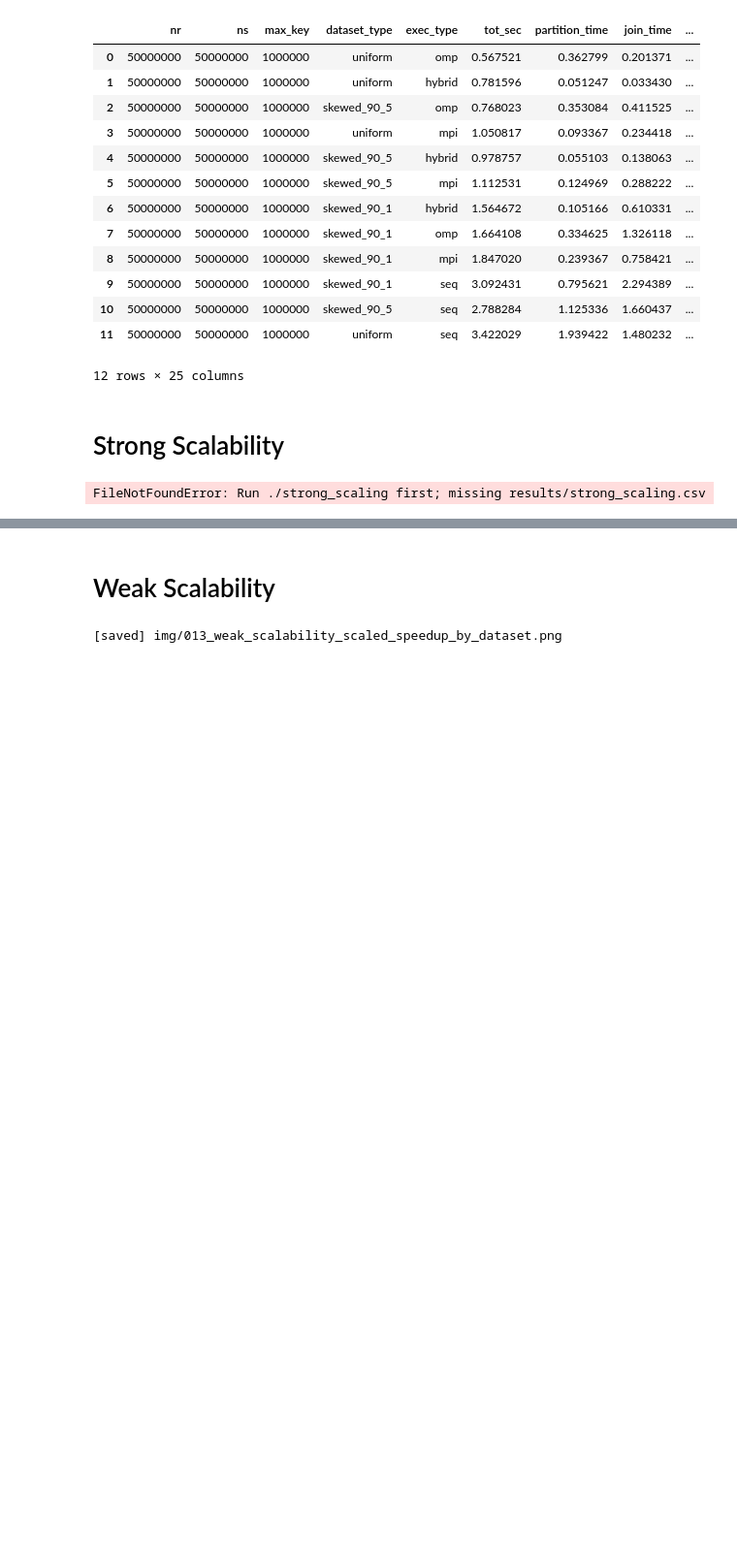
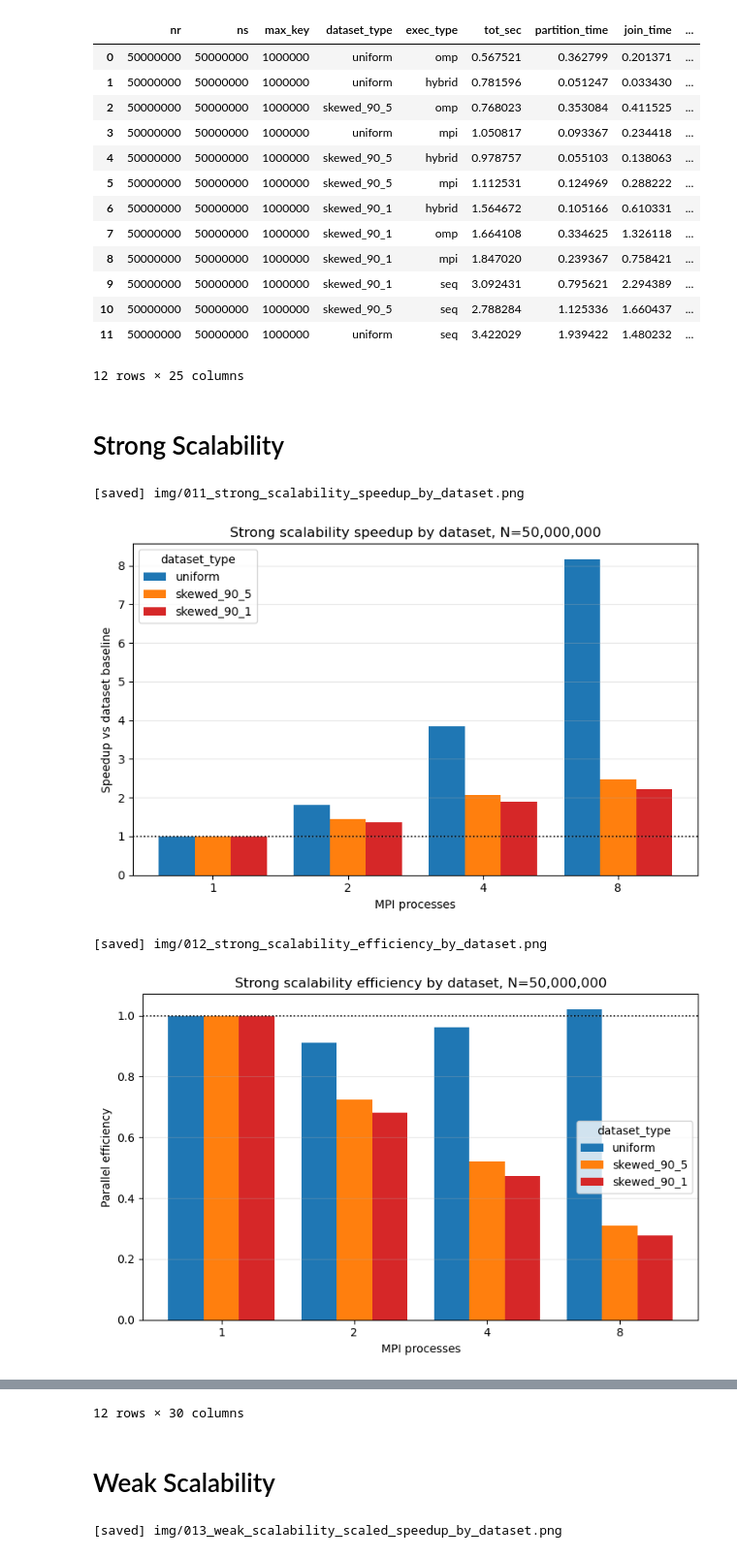
Before and after one commit to GianlucaPanzani/Optimization-of-Partitioned-Hash-Join-with-Duplicates-part_4, a Jupyter notebook: src/statistics.ipynb, the cells around one changed output, grey strips where cells are left out. Shown at 97% size. Cells and saved outputs as stored; diff of their text form; code cells hidden in the pictures; blank space fills up the shorter version.

```diff
--- a/src/statistics.ipynb
+++ b/src/statistics.ipynb
@@ -864,90 +960,76 @@ Best selected records ranked by speedup vs sequential baseline:
 # %% [markdown]
 # Strong Scalability
 # %%
+
 strong_path = RESULTS_DIR / "strong_scaling.csv"
 if not strong_path.exists():
-    raise FileNotFoundError(f"Run ./strong_scaling first; missing {strong_path}")
+    raise FileNotFoundError(f"Run the scaling benchmark first; missing {strong_path}")
 
 strong_scale_df = normalize_frame(pd.read_csv(strong_path))
-for col in ["nr", "ns", "max_key", "partition_threads", "join_threads", "time_sec", "total_throughput"]:
-    if col in strong_scale_df.columns:
-        strong_scale_df[col] = pd.to_numeric(strong_scale_df[col], errors="coerce")
-
-strong_scale_df = strong_scale_df[strong_scale_df["partition_threads"] == strong_scale_df["join_threads"]].copy()
-strong_scale_df = strong_scale_df.dropna(subset=["dataset_type", "partition_threads", "time_sec"]).copy()
+strong_scale_df, strong_units_col = prepare_scaling_plot_df(strong_scale_df, "strong")
 if strong_scale_df.empty:
     raise ValueError("No valid strong-scaling rows available")
 
-strong_group_cols = [
-    col for col in [
-        "dataset_type", "nr", "ns", "max_key", "partition_threads", "join_threads",
-        "mpi_nodes", "mpi_processes", "mpi_world_size", "mpi_active_ranks", "mpi_partition_strategy",
-    ] if col in strong_scale_df.columns
-]
-strong_scale_df = (
-    strong_scale_df.groupby(strong_group_cols, as_index=False, dropna=False)
-    .agg(
-        time_sec=("time_sec", "mean"),
-        total_throughput=("total_throughput", "mean"),
-        n_runs=("time_sec", "size"),
-    )
-    .sort_values(["dataset_type", "partition_threads"])
-    .reset_index(drop=True)
+strong_key_cols = [col for col in ["dataset_type", "nr", "ns", "max_key", "scaling_axis"] if col in strong_scale_df.columns]
+baseline = (
+    strong_scale_df.sort_values(strong_units_col)
+    .groupby(strong_key_cols, as_index=False, dropna=False)
+    .first()[strong_key_cols + [strong_units_col, "time_sec"]]
+    .rename(columns={strong_units_col: "baseline_units", "time_sec": "baseline_time"})
 )
-
-baseline = (
-    strong_scale_df.sort_values("partition_threads")
-    .groupby("dataset_type", as_index=False, dropna=False)
-    .first()[["dataset_type", "partition_threads", "time_sec"]]
-    .rename(columns={"partition_threads": "baseline_threads", "time_sec": "baseline_time"})
-)
-strong_scale_df = strong_scale_df.merge(baseline, on="dataset_type", how="left")
+strong_scale_df = strong_scale_df.merge(baseline, on=strong_key_cols, how="left")
 strong_scale_df = strong_scale_df[strong_scale_df["baseline_time"] > 0].copy()
 strong_scale_df["speedup"] = strong_scale_df["baseline_time"] / strong_scale_df["time_sec"]
-strong_scale_df["parallel_efficiency"] = strong_scale_df["speedup"] / (strong_scale_df["partition_threads"] / strong_scale_df["baseline_threads"])
+strong_scale_df["parallel_efficiency"] = strong_scale_df["speedup"] / (strong_scale_df[strong_units_col] / strong_scale_df["baseline_units"])
+
+sort_cols = [col for col in ["dataset_type", "scaling_axis", strong_units_col] if col in strong_scale_df.columns]
+strong_scale_df = strong_scale_df.sort_values(sort_cols).reset_index(drop=True)
 
 dataset_order = [name for name in DATASET_TYPE_ORDER if name in set(strong_scale_df["dataset_type"])]
 dataset_order += [name for name in ordered_values(strong_scale_df["dataset_type"]) if name not in dataset_order]
 dataset_colors = DATASET_TYPE_COLORS
-thread_values = ordered_values(strong_scale_df["partition_threads"], preferred=[1, 2, 4, 8, 16, 32, 64])
-thread_positions = np.arange(len(thread_values))
-thread_labels = [str(int(t)) for t in thread_values]
+unit_values = ordered_values(strong_scale_df[strong_units_col], preferred=[1, 2, 4, 8, 16, 32, 64])
+unit_positions = np.arange(len(unit_values))
+unit_labels = [str(int(t)) for t in unit_values]
 bar_width = 0.8 / max(len(dataset_order), 1)
 
-fixed_n = int(strong_scale_df["nr"].dropna().max()) if strong_scale_df["nr"].notna().any() else None
+fixed_n = int(strong_scale_df["nr"].dropna().max()) if "nr" in strong_scale_df.columns and strong_scale_df["nr"].notna().any() else None
 for metric_col, ylabel, title, filename in [
     ("speedup", "Speedup vs dataset baseline", "Strong scalability speedup by dataset", "strong_scalability_speedup_by_dataset"),
     ("parallel_efficiency", "Parallel efficiency", "Strong scalability efficiency by dataset", "strong_scalability_efficiency_by_dataset"),
 ]:
     fig, ax = plt.subplots(figsize=(8.8, 5.2))
     for idx, dataset_type in enumerate(dataset_order):
-        sub = strong_scale_df[strong_scale_df["dataset_type"] == dataset_type].set_index("partition_threads")[metric_col].to_dict()
-        heights = [float(sub.get(thread, np.nan)) for thread in thread_values]
+        sub = strong_scale_df[strong_scale_df["dataset_type"] == dataset_type].set_index(strong_units_col)[metric_col].to_dict()
+        heights = [float(sub.get(unit, np.nan)) for unit in unit_values]
         offsets = [
             x + (idx - (len(dataset_order) - 1) / 2.0) * bar_width
-            for x in thread_positions
+            for x in unit_positions
         ]
         ax.bar(
             offsets,
             heights,
             width=bar_width,
             label=dataset_type,
             color=dataset_colors.get(dataset_type),
         )
     ax.axhline(1.0, color="black", linestyle=":", linewidth=1.2)
-    ax.set_xticks(thread_positions)
-    ax.set_xticklabels(thread_labels)
+    ax.set_xticks(unit_positions)
+    ax.set_xticklabels(unit_labels)
     ax.set_ylim(bottom=0)
-    ax.set_xlabel("Threads (partition = join)")
+    ax.set_xlabel(scaling_axis_label(strong_scale_df, strong_units_col))
     ax.set_ylabel(ylabel)
     if fixed_n is not None:
         ax.set_title(f"{title}, N={fixed_n:,}")
     else:
         ax.set_title(title)
     ax.grid(axis="y", alpha=0.3)
     ax.legend(title="dataset_type")
     show_and_save(fig, filename)
 
 display(strong_scale_df.reset_index(drop=True))
 # %% [output]
-FileNotFoundError: Run ./strong_scaling first; missing results/strong_scaling.csv
+[saved] img/011_strong_scalability_speedup_by_dataset.png
+[figure, added]
+[saved] img/012_strong_scalability_efficiency_by_dataset.png
+[figure, added]
@@ -954,3 +1049,4 @@ FileNotFoundError: Run ./strong_scaling first; missing results/strong_scaling.cs
+12 rows × 30 columns
 # %% [markdown]
 # Weak Scalability
 # %%
```
Also changed, not shown: parts of 6 cells of this notebook, 8 other files.
